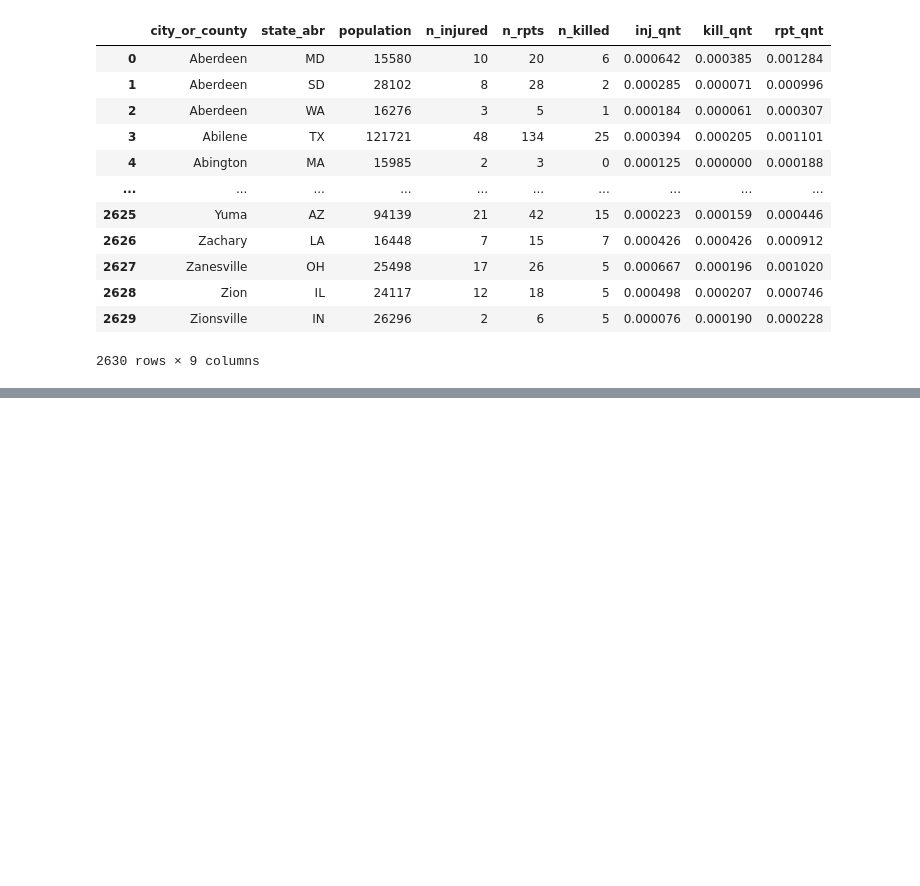
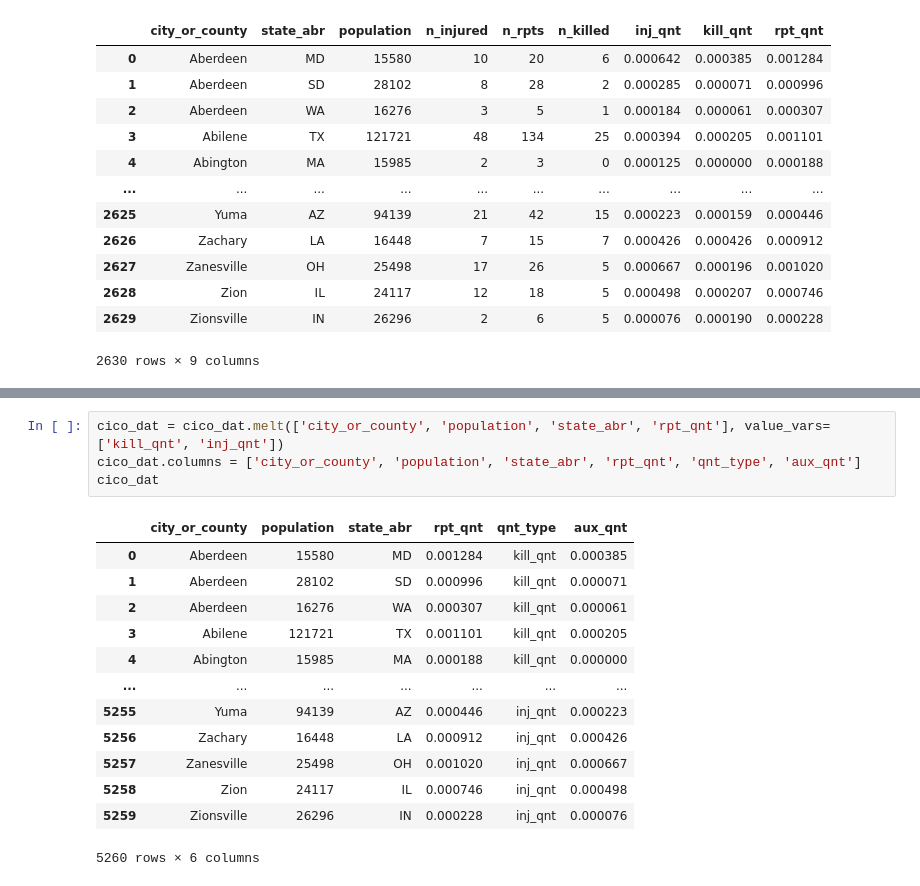
Before and after one commit to ErfanFaneian/580_final, a Jupyter notebook: stat_cruncher.ipynb, the cells around one changed output, grey strips where cells are left out. Saved outputs shown, nothing was run; the diff lists cells and outputs as text; blank space fills up the shorter version.

```diff
--- a/stat_cruncher.ipynb
+++ b/stat_cruncher.ipynb
@@ -520,0 +559,18 @@ alt.Chart(cico_dat).mark_circle().encode(
+# %%
+cico_dat = cico_dat.melt(['city_or_county', 'population', 'state_abr', 'rpt_qnt'], value_vars=['kill_qnt', 'inj_qnt'])
+cico_dat.columns = ['city_or_county', 'population', 'state_abr', 'rpt_qnt', 'qnt_type', 'aux_qnt']
+cico_dat
+# %% [output]
+|  | city_or_county | population | state_abr | rpt_qnt | qnt_type | aux_qnt |
+| 0 | Aberdeen | 15580 | MD | 0.001284 | kill_qnt | 0.000385 |
+| 1 | Aberdeen | 28102 | SD | 0.000996 | kill_qnt | 0.000071 |
+| 2 | Aberdeen | 16276 | WA | 0.000307 | kill_qnt | 0.000061 |
+| 3 | Abilene | 121721 | TX | 0.001101 | kill_qnt | 0.000205 |
+| 4 | Abington | 15985 | MA | 0.000188 | kill_qnt | 0.000000 |
+| ... | ... | ... | ... | ... | ... | ... |
+| 5255 | Yuma | 94139 | AZ | 0.000446 | inj_qnt | 0.000223 |
+| 5256 | Zachary | 16448 | LA | 0.000912 | inj_qnt | 0.000426 |
+| 5257 | Zanesville | 25498 | OH | 0.001020 | inj_qnt | 0.000667 |
+| 5258 | Zion | 24117 | IL | 0.000746 | inj_qnt | 0.000498 |
+| 5259 | Zionsville | 26296 | IN | 0.000228 | inj_qnt | 0.000076 |
+5260 rows × 6 columns
```
Also changed, not shown: parts of 6 cells of this notebook.
